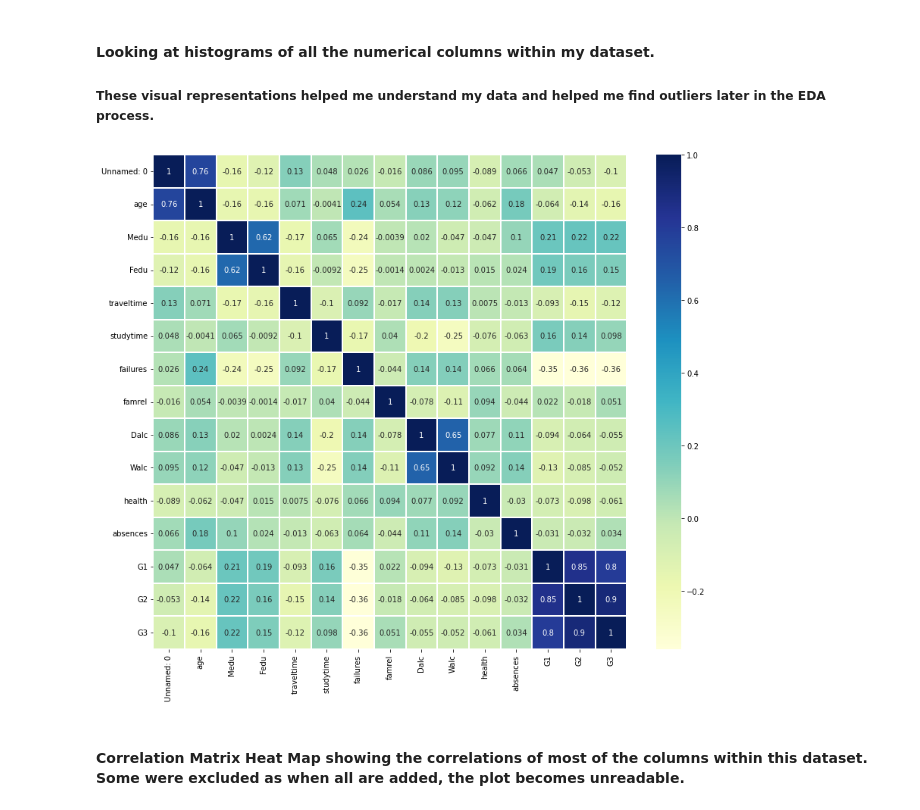
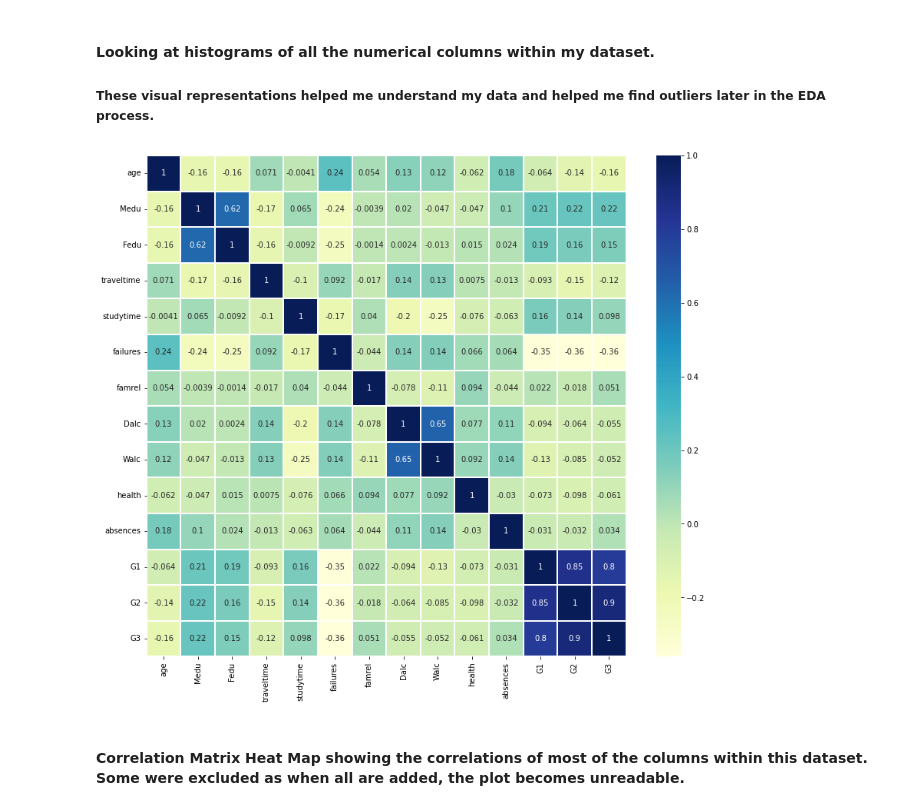
Before and after one commit to ubco-W2022T1-cosc301/project-group33, a Jupyter notebook: notebooks/analysis2.ipynb, the cells around one changed output. Cells and saved outputs as stored; diff of their text form; code cells hidden in the pictures.

```diff
--- a/notebooks/analysis2.ipynb
+++ b/notebooks/analysis2.ipynb
@@ -64,12 +64,13 @@ hist = df1.hist(bins=10,figsize =(20,15))
 #### Looking at histograms of all the numerical columns within my dataset.
 ##### These visual representations helped me understand my data and helped me find outliers later in the EDA process.
 # %%
-nowdf = df1.drop(['nursery', 'higher', 'internet', 'romantic', 'freetime', 'goout'], axis=1).dropna(axis=0)
+nowdf = df1.drop(['nursery', 'higher', 'internet', 'Unnamed: 0', 'freetime', 'goout'], axis=1).dropna(axis=0)
 plt.figure(figsize=(14,12))
 sns.heatmap(nowdf.corr(),linewidths=.1,cmap="YlGnBu", annot=True)
-plt.yticks(rotation=0);
+plt.yticks(rotation=0)
+plt.savefig('MadiHeatmap.png')
 # %% [output]
-[figure, old version]
+[figure, new version]
 # %% [markdown]
 #### Correlation Matrix Heat Map showing the correlations of most of the columns within this dataset. Some were excluded as when all are added, the plot becomes unreadable.
 # %%
```
Also changed, not shown: parts of 6 cells of this notebook, 6 other files.
